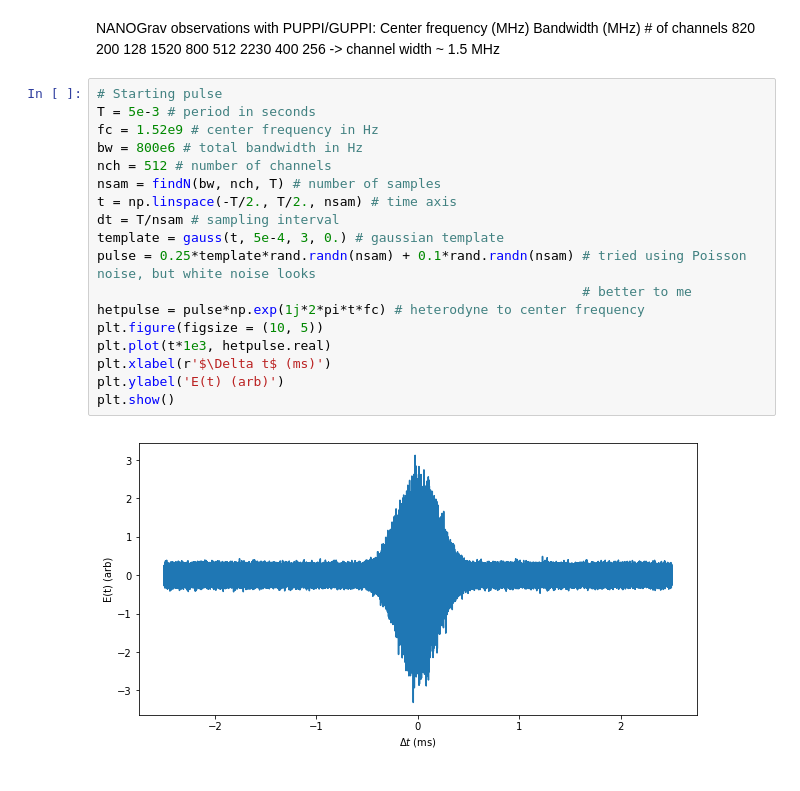
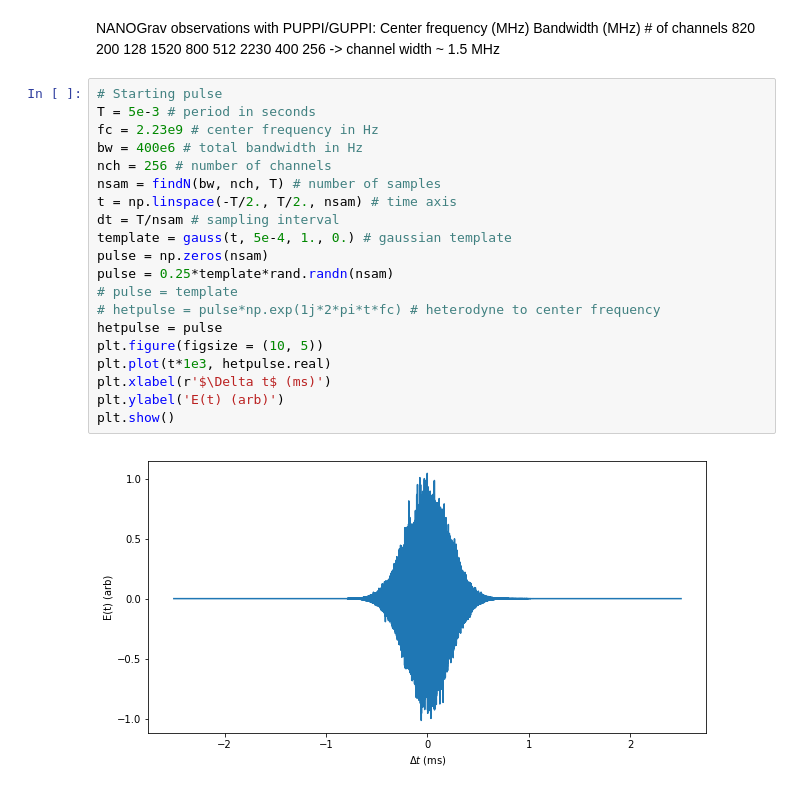
Before and after one commit to ggrillo93/plasma-lensing, a Jupyter notebook: Pulse lensing.ipynb, the cells around one changed output. Cells and saved outputs as stored; diff of their text form.

Commit message:
Cleaned up, worked on producing pulse dynamic spectra and accounting for finite frequency bandwidths.

```diff
--- a/Pulse lensing.ipynb
+++ b/Pulse lensing.ipynb
@@ -30,23 +29,25 @@ Center frequency (MHz)       Bandwidth (MHz)      # of channels
 # %%
 # Starting pulse
 T = 5e-3 # period in seconds
-fc = 1.52e9 # center frequency in Hz
-bw = 800e6 # total bandwidth in Hz
-nch = 512 # number of channels
+fc = 2.23e9 # center frequency in Hz
+bw = 400e6 # total bandwidth in Hz
+nch = 256 # number of channels
 nsam = findN(bw, nch, T) # number of samples
 t = np.linspace(-T/2., T/2., nsam) # time axis
 dt = T/nsam # sampling interval
-template = gauss(t, 5e-4, 3, 0.) # gaussian template
-pulse = 0.25*template*rand.randn(nsam) + 0.1*rand.randn(nsam) # tried using Poisson noise, but white noise looks
-                                                              # better to me
-hetpulse = pulse*np.exp(1j*2*pi*t*fc) # heterodyne to center frequency
+template = gauss(t, 5e-4, 1., 0.) # gaussian template
+pulse = np.zeros(nsam)
+pulse = 0.25*template*rand.randn(nsam)
+# pulse = template
+# hetpulse = pulse*np.exp(1j*2*pi*t*fc) # heterodyne to center frequency
+hetpulse = pulse
 plt.figure(figsize = (10, 5))
 plt.plot(t*1e3, hetpulse.real)
 plt.xlabel(r'$\Delta t$ (ms)')
 plt.ylabel('E(t) (arb)')
 plt.show()
 # %% [output]
-[figure, old version]
+[figure, new version]
 # %%
 ft = fftshift(fft(hetpulse)) # Fourier transform is centered at fc due to multiplication with exp(iw_0t)
 freq = fftfreq(nsam, d = dt)
```
Also changed, not shown: parts of 33 cells of this notebook, 9 other files.
